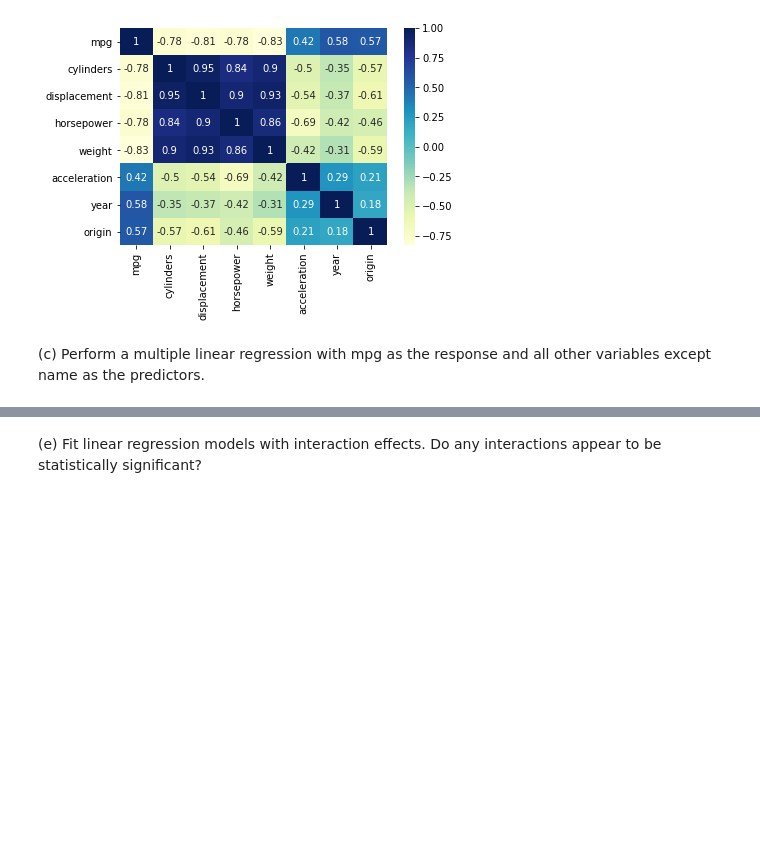
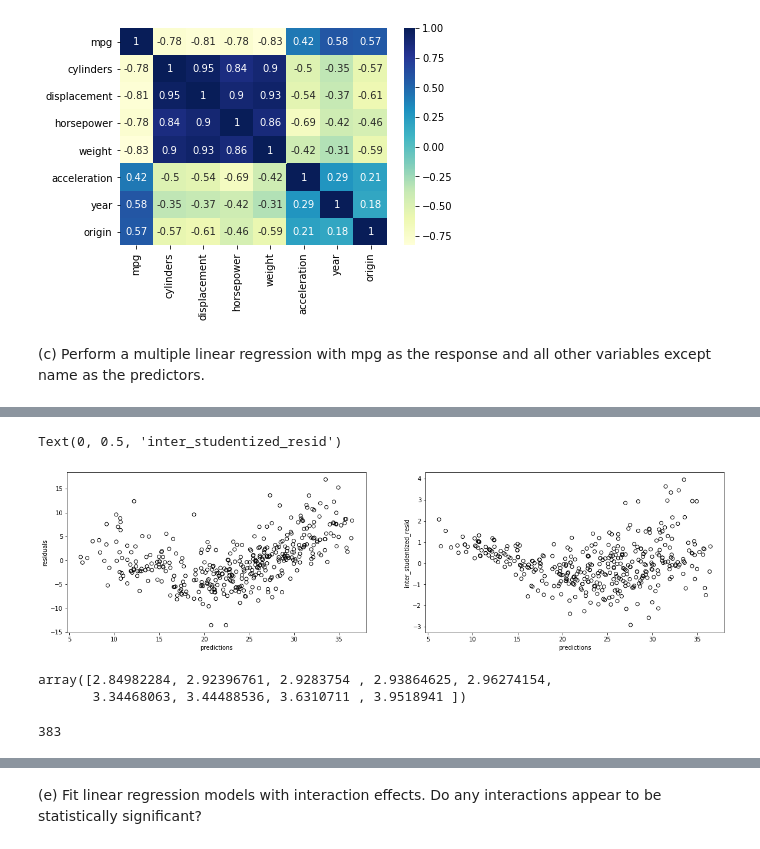
Before and after one commit to pi00trek/stats-ml, a Jupyter notebook: ISLR/linear regression - islr.ipynb, the cells around one changed output, grey strips where cells are left out. Cells and saved outputs as stored; diff of their text form; code cells hidden in the pictures; blank space fills up the shorter version.

```diff
--- a/ISLR/linear regression - islr.ipynb
+++ b/ISLR/linear regression - islr.ipynb
@@ -466,0 +527,25 @@ The coefficient of year varaible suggests that if all the other predictors are k
+# %%
+# studentized_residuals = data.loc[:,'Student Residual']
+inter_studentized_resid = results.get_influence().resid_studentized_internal # an array
+# %%
+fig, (ax1,ax2) = plt.subplots(1,2, figsize=(20,5))
+
+ax1.scatter(results.fittedvalues, residuals, facecolors='none', edgecolors='k')
+ax1.set_xlabel('predictions')
+ax1.set_ylabel('residuals')
+
+ax2.scatter(results.fittedvalues, inter_studentized_resid, facecolors='none', edgecolors='k')
+ax2.set_xlabel('predictions')
+ax2.set_ylabel('inter_studentized_resid')
+# %% [output]
+Text(0, 0.5, 'inter_studentized_resid')
+[figure, added]
+# %%
+np.sort(inter_studentized_resid[inter_studentized_resid>2.5])
+# %% [output]
+array([2.84982284, 2.92396761, 2.9283754 , 2.93864625, 2.96274154,
+       3.34468063, 3.44488536, 3.6310711 , 3.9518941 ])
+# %%
+len(inter_studentized_resid[inter_studentized_resid<=2.5])
+# %% [output]
+383
```
Also changed, not shown: parts of 22 cells of this notebook.
